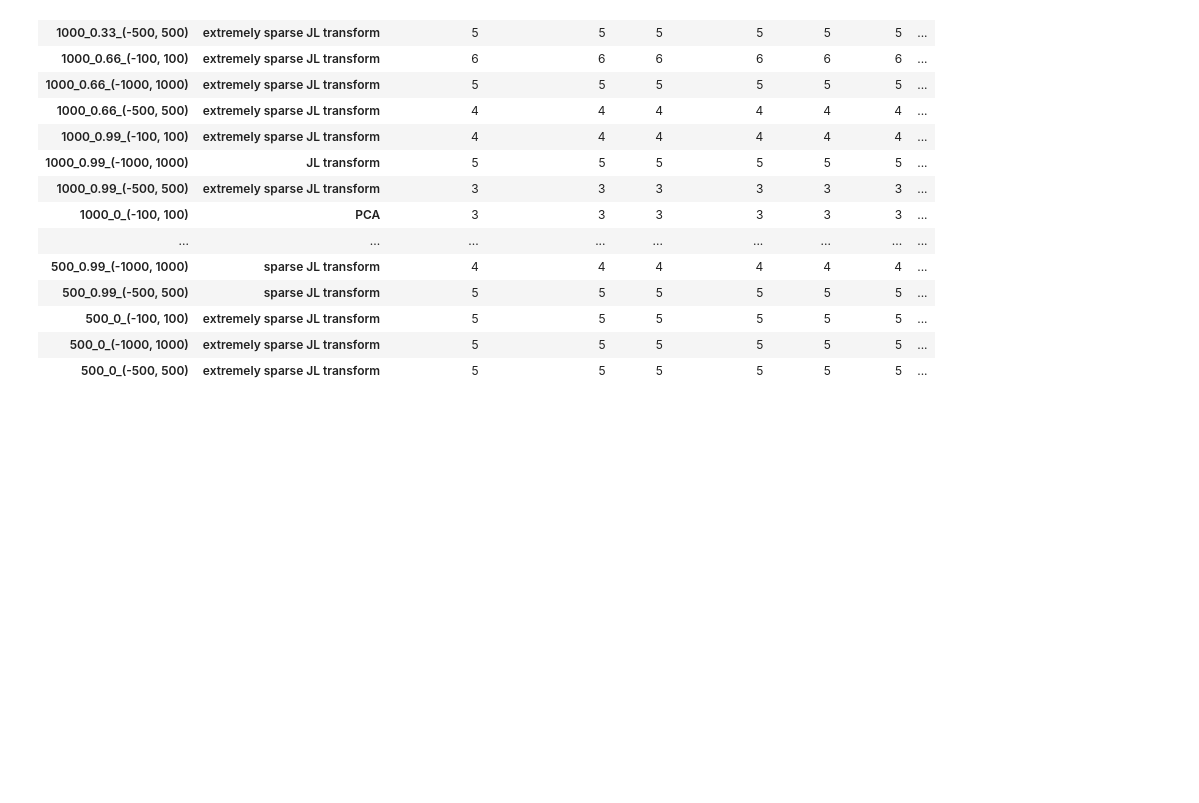
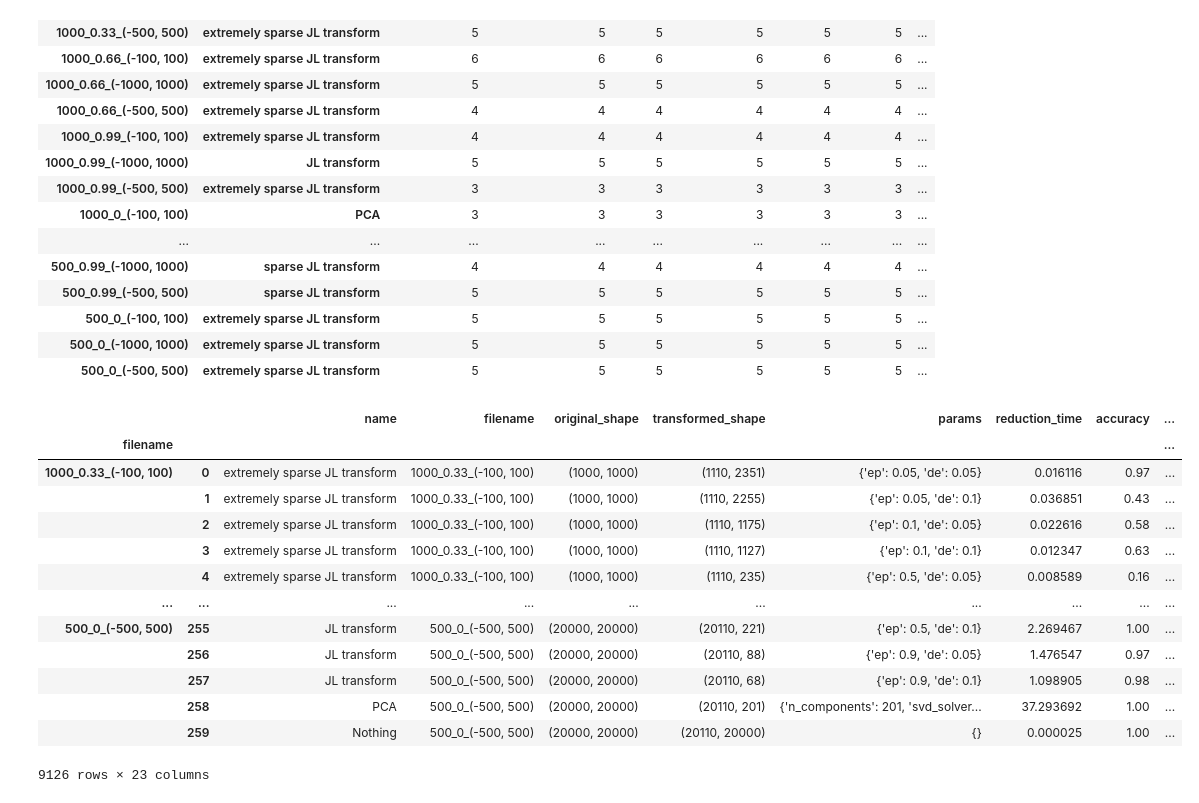
Before and after one commit to bhumsoonjun/data-sci-proj, a Jupyter notebook: analysis/analysis_all.ipynb, the cells around one changed output. Saved outputs shown, nothing was run; the diff lists cells and outputs as text; code cells hidden in the pictures; blank space fills up the shorter version.

```diff
--- a/analysis/analysis_all.ipynb
+++ b/analysis/analysis_all.ipynb
@@ -67,6 +67,23 @@ kmeans_best
 # %%
 path = "../output/news/"
 news_all, news_best = analyse(path, reduction_weight, accuracy_weight, training_weight)
+# %%
+kmeans_all
+# %% [output]
+|  |  | name | filename | original_shape | transformed_shape | params | reduction_time | accuracy | ... |
+| filename |  |  |  |  |  |  |  |  | ... |
+| 1000_0.33_(-100, 100) | 0 | extremely sparse JL transform | 1000_0.33_(-100, 100) | (1000, 1000) | (1110, 2351) | {'ep': 0.05, 'de': 0.05} | 0.016116 | 0.97 | ... |
+|  | 1 | extremely sparse JL transform | 1000_0.33_(-100, 100) | (1000, 1000) | (1110, 2255) | {'ep': 0.05, 'de': 0.1} | 0.036851 | 0.43 | ... |
+|  | 2 | extremely sparse JL transform | 1000_0.33_(-100, 100) | (1000, 1000) | (1110, 1175) | {'ep': 0.1, 'de': 0.05} | 0.022616 | 0.58 | ... |
+|  | 3 | extremely sparse JL transform | 1000_0.33_(-100, 100) | (1000, 1000) | (1110, 1127) | {'ep': 0.1, 'de': 0.1} | 0.012347 | 0.63 | ... |
+|  | 4 | extremely sparse JL transform | 1000_0.33_(-100, 100) | (1000, 1000) | (1110, 235) | {'ep': 0.5, 'de': 0.05} | 0.008589 | 0.16 | ... |
+| ... | ... | ... | ... | ... | ... | ... | ... | ... | ... |
+| 500_0_(-500, 500) | 255 | JL transform | 500_0_(-500, 500) | (20000, 20000) | (20110, 221) | {'ep': 0.5, 'de': 0.1} | 2.269467 | 1.00 | ... |
+|  | 256 | JL transform | 500_0_(-500, 500) | (20000, 20000) | (20110, 88) | {'ep': 0.9, 'de': 0.05} | 1.476547 | 0.97 | ... |
+|  | 257 | JL transform | 500_0_(-500, 500) | (20000, 20000) | (20110, 68) | {'ep': 0.9, 'de': 0.1} | 1.098905 | 0.98 | ... |
+|  | 258 | PCA | 500_0_(-500, 500) | (20000, 20000) | (20110, 201) | {'n_components': 201, 'svd_solver... | 37.293692 | 1.00 | ... |
+|  | 259 | Nothing | 500_0_(-500, 500) | (20000, 20000) | (20110, 20000) | {} | 0.000025 | 1.00 | ... |
+9126 rows × 23 columns
 # %%
 news_best
 # %% [output]
```
Also changed, not shown: parts of 6 cells of this notebook, 12 other files.
